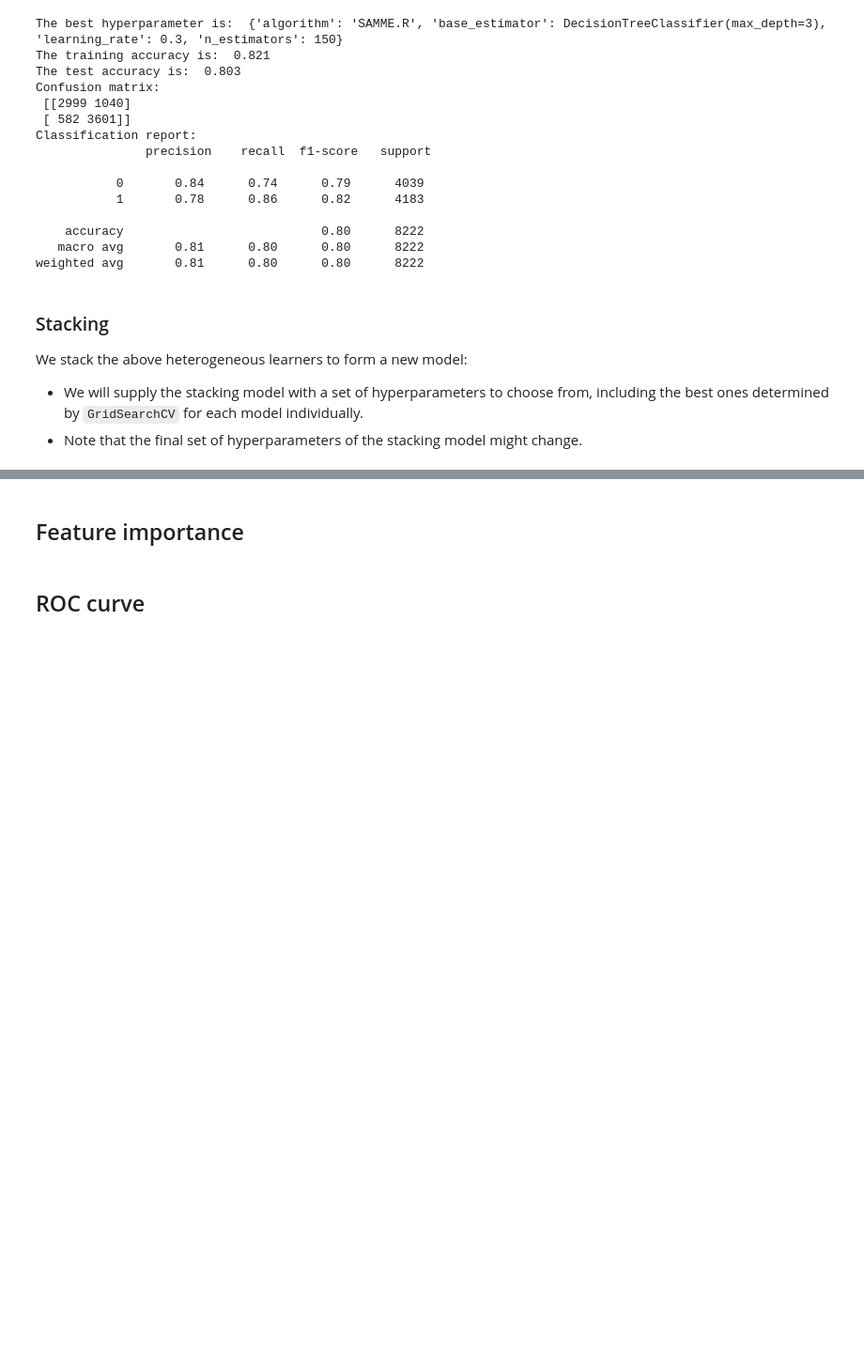
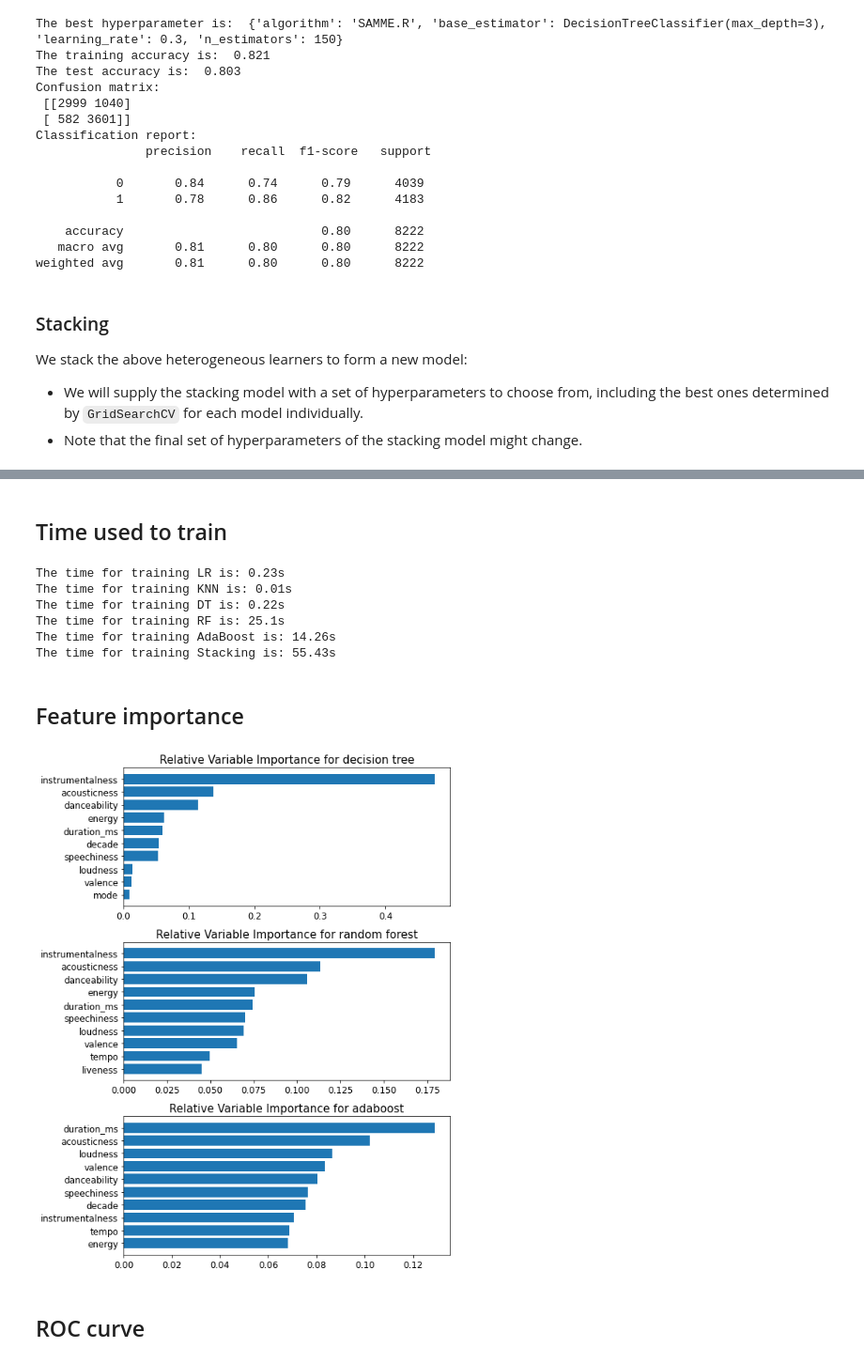
Before and after one commit to miaowu128/Spotify_Song_Hit_Prediction, a Jupyter notebook: 209 project.ipynb, the cells around one changed output, grey strips where cells are left out. Shown at 94% size. Saved outputs shown, nothing was run; the diff lists cells and outputs as text; code cells hidden in the pictures; blank space fills up the shorter version.

Commit message:
finished stacking

```diff
--- a/209 project.ipynb
+++ b/209 project.ipynb
@@ -643,8 +643,11 @@ clf = GridSearchCV(dt, parameters, cv=10, error_score=0, n_jobs=-1, return_train
 train_acc_list = clf.cv_results_["mean_train_score"].reshape(-1, 3)
 val_acc_list = clf.cv_results_["mean_test_score"].reshape(-1, 3)
 best_param = clf.best_params_
+start = time.time()
 best_dt = DecisionTreeClassifier(max_depth=best_param["max_depth"],
                                  min_samples_split=best_param["min_samples_split"]).fit(X_train_std, y_train)
+end = time.time()
+time_matrix[2] = np.round(end-start, 2)
 train_acc_dt = best_dt.score(X_train_std, y_train)
 test_acc_dt = best_dt.score(X_test_std, y_test)
 y_pred_dt = best_dt.predict(X_test_std)
@@ -827,7 +830,7 @@ best_ada = AdaBoostClassifier(n_estimators=best_param["n_estimators"],
                           learning_rate=best_param["learning_rate"],
                           algorithm=best_param["algorithm"]).fit(X_train_std, y_train)
 end = time.time()
-time_matrix[3] = np.round(end - start, 2)
+time_matrix[4] = np.round(end - start, 2)
 train_acc_ada = best_ada.score(X_train_std, y_train)
 test_acc_ada = best_ada.score(X_test_std, y_test)
 y_pred_ada = best_ada.predict(X_test_std)
@@ -892,0 +914,17 @@ print('Accuracy: %.2f' % clf.best_score_)
+# %%
+best_param = clf.best_params_
+clf1 = KNeighborsClassifier(n_neighbors=15)
+clf2 = RandomForestClassifier(max_depth=31, min_samples_split=0.0001, n_estimators=400)
+clf3 = AdaBoostClassifier(base_estimator=DecisionTreeClassifier(max_depth=3),
+                          n_estimators=150,
+                          learning_rate=0.5)
+lr = LogisticRegression(C=0.01)
+start = time.time()
+best_stacking = StackingClassifier(classifiers=[clf1, clf2, clf3], meta_classifier=lr).fit(X_train_std, y_train)
+end = time.time()
+time_matrix[5] = np.round(end - start, 2)
+y_pred_stack = best_stacking.predict(X_test_std)
+
+print("The best hyperparameter is: ", best_param)
+print("Confusion matrix: \n", confusion_matrix(y_test, y_pred_stack))
+print("Classification report: \n", classification_report(y_test, y_pred_stack))
@@ -893,16 +945,34 @@ print('Accuracy: %.2f' % clf.best_score_)
+# %% [markdown]
+## Time used to train
+# %%
+models = ["LR", "KNN", "DT", "RF", "AdaBoost", "Stacking"]
+for model, t in zip(models, time_matrix):
+    print(f"The time for training {model} is: {t}s")
+# %% [output]
+The time for training LR is: 0.23s
+The time for training KNN is: 0.01s
+The time for training DT is: 0.22s
+The time for training RF is: 25.1s
+The time for training AdaBoost is: 14.26s
+The time for training Stacking is: 55.43s
 # %% [markdown]
 ## Feature importance
 # %%
-fig, axs = plt.subplots(1,3, figsize=(24,6))
+fig, axs = plt.subplots(3,1, figsize=(8,10))
 models = {'decision tree': best_dt,
           'random forest': best_rf,
           'adaboost': best_ada}
 num_features = 10
 for i, (name, model) in enumerate(models.items()):
     importances = model.feature_importances_
     order = np.argsort(importances)[-num_features:]
     axs[i].barh(range(num_features), importances[order], tick_label=X_train_std.columns[order]);
-    axs[i].set_title(f"Relative Variable Importance for {name}")
+    axs[i].tick_params(axis="both", labelsize=12)
+    axs[i].set_title(f"Relative Variable Importance for {name}", fontsize=15)
+
+plt.tight_layout()
+# %% [output]
+[figure, added]
 # %% [markdown]
 ## ROC curve
 # %%
```
Also changed, not shown: parts of 4 cells of this notebook.
